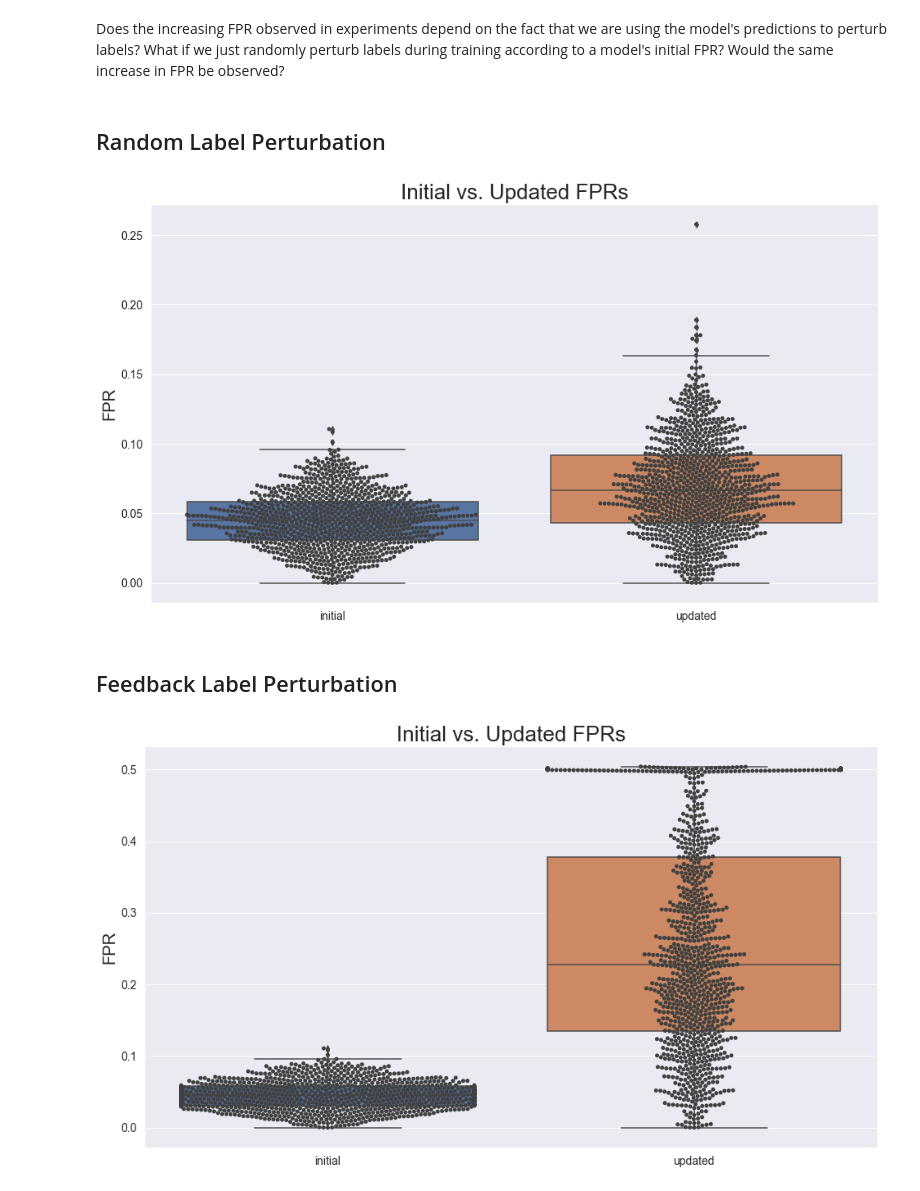
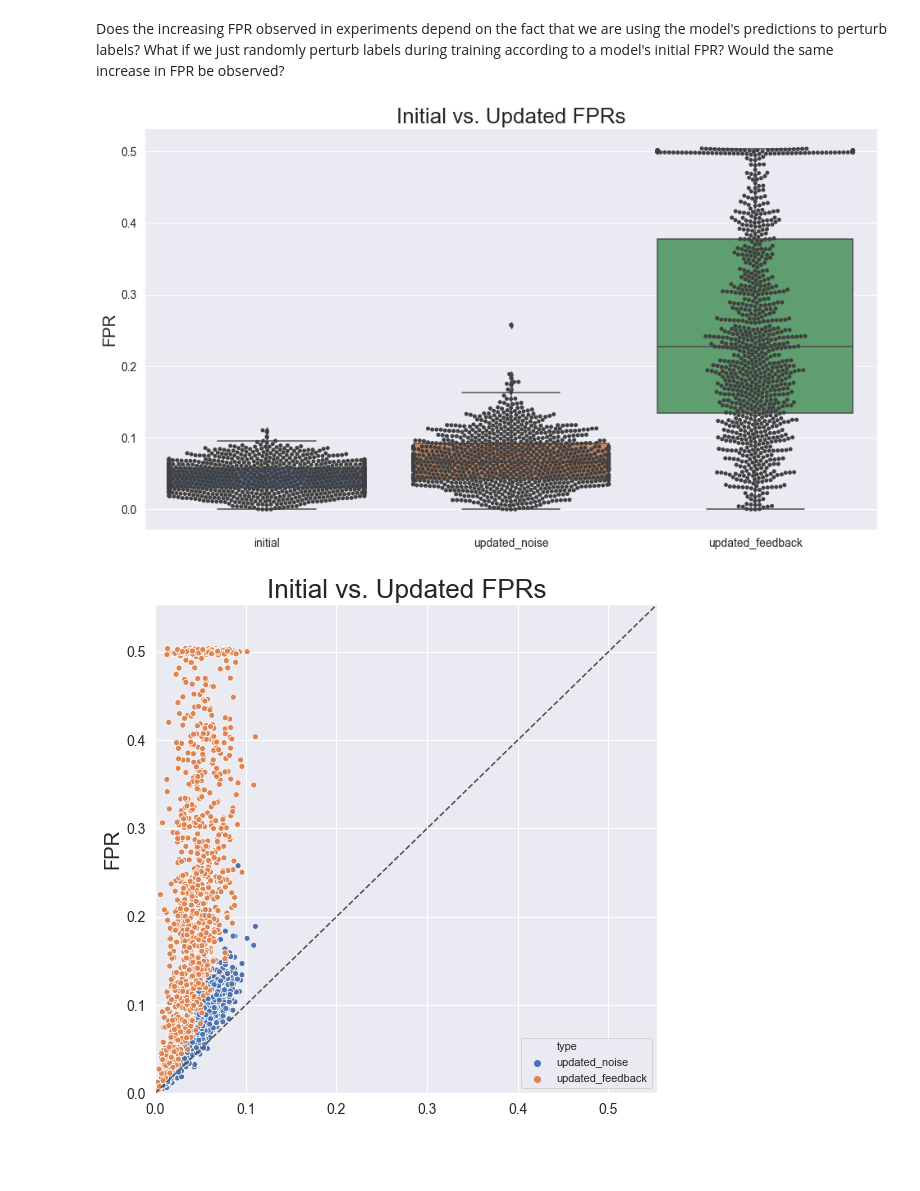
Before and after one commit to georgeadam/feedback_loops, a Jupyter notebook: random_vs_feedback_noise.ipynb, the cells around one changed output. Cells and saved outputs as stored; diff of their text form; code cells hidden in the pictures; blank space fills up the shorter version.

```diff
--- a/random_vs_feedback_noise.ipynb
+++ b/random_vs_feedback_noise.ipynb
@@ -20,7 +25,5 @@ from utils import eval_model, perturb_labels_fp, update_model_online_noise, upda
 
 %matplotlib inline
-# %% [markdown]
-## Random Label Perturbation
 # %%
 seeds = np.arange(1000)
 initial_fprs = []
@@ -49,57 +58,32 @@ for seed in seeds:
 # %%
-fprs = {"type": (["initial"] * len(initial_fprs)) + (["updated"] * len(updated_fprs)),
-        "fpr": initial_fprs + updated_fprs}
-data = pd.DataFrame(fprs)
+fprs_boxplot = {"type": (["initial"] * len(initial_fprs)) + (["updated_noise"] * len(updated_fprs_noise)) + (["updated_feedback"] * len(updated_fprs_feedback)),
+        "fpr": initial_fprs + updated_fprs_noise + updated_fprs_feedback}
+data_boxplot = pd.DataFrame(fprs_boxplot)
 fig = plt.figure(figsize=(16, 9))
 ax = fig.add_subplot(111)
-sns.boxplot(x="type", y="fpr", data=data, ax=ax)
-sns.swarmplot(x="type", y="fpr", data=data, color=".25", ax=ax)
+sns.boxplot(x="type", y="fpr", data=data_boxplot, ax=ax)
+sns.swarmplot(x="type", y="fpr", data=data_boxplot, color=".25", ax=ax)
 ax.set_xlabel("")
 ax.set_ylabel("FPR", size=20)
 ax.set_title("Initial vs. Updated FPRs", size=26)
 ax.tick_params(axis='both', which='major', labelsize=14)
 ax.tick_params(axis='both', which='minor', labelsize=14)
 # %% [output]
-[figure, old version]
+[figure, new version]
-# %% [markdown]
-## Feedback Label Perturbation
-# %%
-seeds = np.arange(1000)
-initial_fprs = []
-updated_fprs = []
-
-for seed in seeds:
-    np.random.seed(seed)
-
-    x, y = make_classification(100000, n_informative=2, n_features=2, n_classes=2, n_clusters_per_class=2 ,n_redundant=0, flip_y=0, class_sep=1.0)
-    x_train, x_test, y_train, y_test = train_test_split(x, y, test_size=0.9)
-    x_update, x_test, y_update, y_test = train_test_split(x_test, y_test, test_size=0.5)
-
-    model = linear_model.SGDClassifier(max_iter=10000, tol=1e-3, warm_start=True, loss="log")
-    model.fit(x_train, y_train)
-
-    y_pred = model.predict(x_test)
-    initial_tnr, initial_fpr, initial_fnr, initial_tpr = eval_model(y_test, y_pred)
-
-    new_model = update_model_online_feedback(model, x_update, y_update, 100)
-
-    y_pred = new_model.predict(x_test)
-    updated_tnr, updated_fpr, updated_fnr, updated_tpr = eval_model(y_test, y_pred)
-
-    initial_fprs.append(initial_fpr)
-    updated_fprs.append(updated_fpr)
 # %%
-fprs = {"type": (["initial"] * len(initial_fprs)) + (["updated"] * len(updated_fprs)),
-        "fpr": initial_fprs + updated_fprs}
-data = pd.DataFrame(fprs)
-fig = plt.figure(figsize=(16, 9))
+fprs_scatterplot = {"type": (["updated_noise"] * len(updated_fprs_noise)) + (["updated_feedback"] * len(updated_fprs_feedback)), "initial_fpr": initial_fprs + initial_fprs, "updated_fpr": updated_fprs_noise + updated_fprs_feedback}
+data_scatterplot = pd.DataFrame(fprs_scatterplot)
+max_fpr = max(fprs_scatterplot["initial_fpr"] + fprs_scatterplot["updated_fpr"])
+fig = plt.figure(figsize=(9, 9))
 ax = fig.add_subplot(111)
-sns.boxplot(x="type", y="fpr", data=data, ax=ax)
-sns.swarmplot(x="type", y="fpr", data=data, color=".25", ax=ax)
+sns.scatterplot(x="initial_fpr", y="updated_fpr", hue="type", data=data_scatterplot, ax=ax)
 ax.set_xlabel("")
 ax.set_ylabel("FPR", size=20)
+ax.set_xlim([0, max_fpr + 0.05])
+ax.set_ylim([0, max_fpr + 0.05])
+ax.plot(ax.get_xlim(), ax.get_ylim(), ls="--", c=".3")
 ax.set_title("Initial vs. Updated FPRs", size=26)
 ax.tick_params(axis='both', which='major', labelsize=14)
 ax.tick_params(axis='both', which='minor', labelsize=14)
 # %% [output]
-[figure, old version]
+[figure, new version]
```
Also changed, not shown: parts of 2 cells of this notebook.
